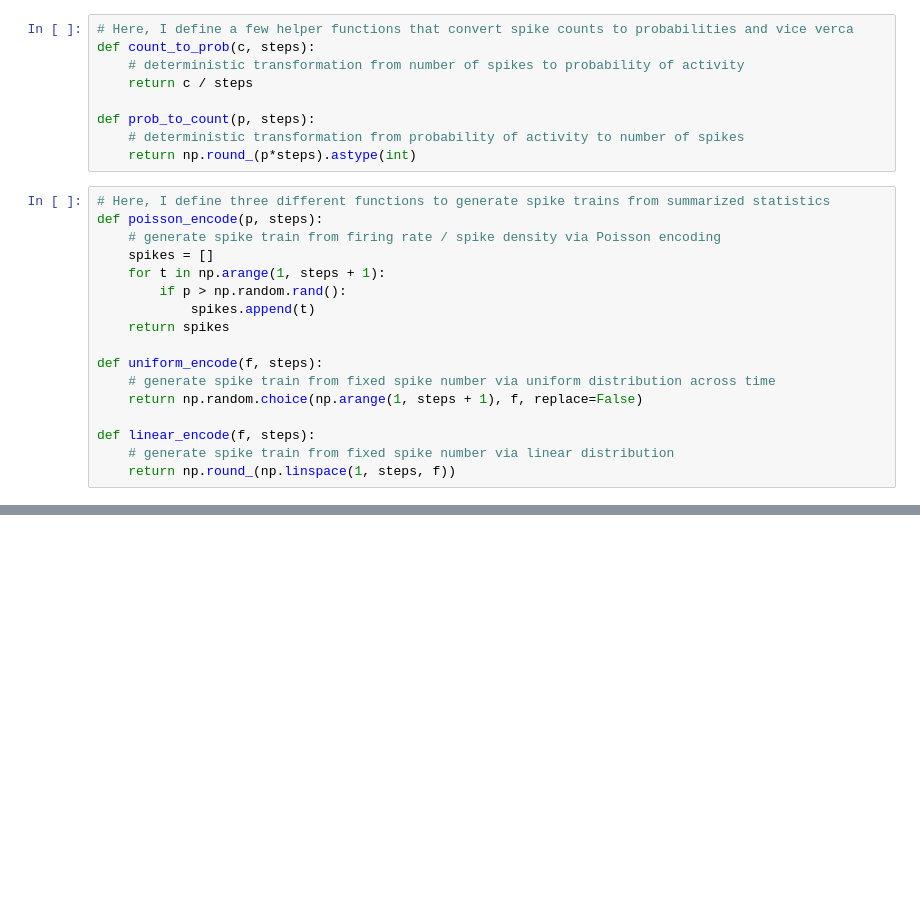
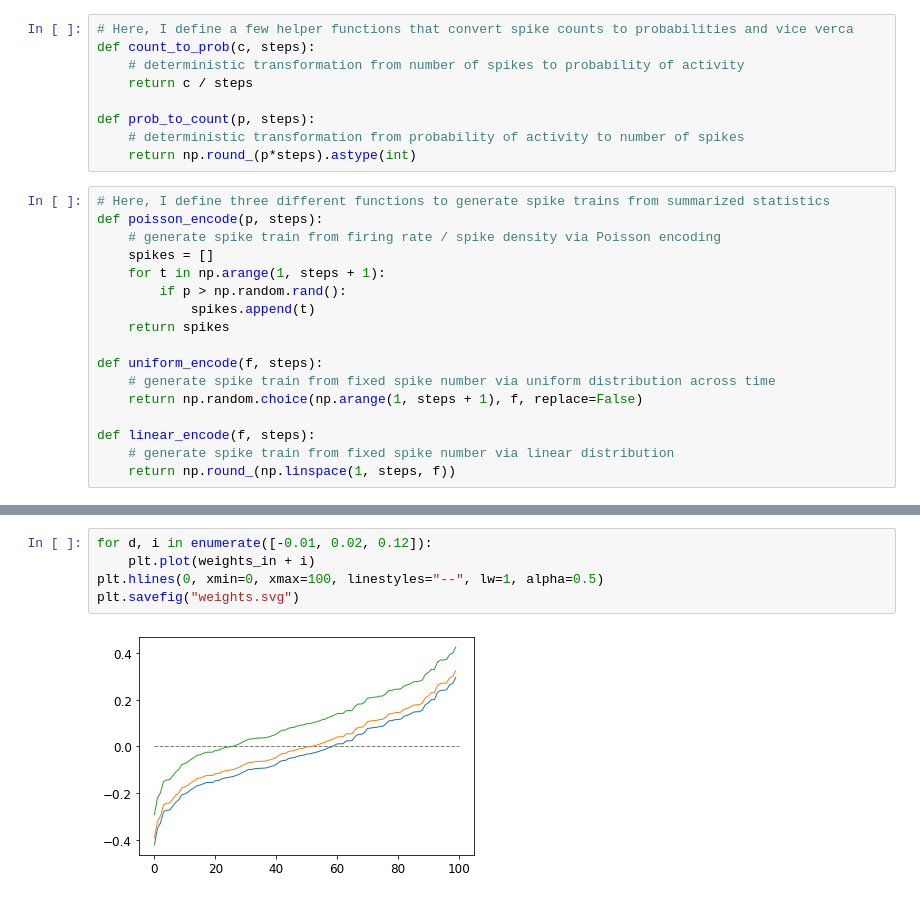
Before and after one commit to jhuebotter/SpikingVAE, a Jupyter notebook: notebooks/spike_integration.ipynb, the cells around one changed output, grey strips where cells are left out. Cells and saved outputs as stored; diff of their text form; blank space fills up the shorter version.

```diff
--- a/notebooks/spike_integration.ipynb
+++ b/notebooks/spike_integration.ipynb
@@ -237,0 +400,7 @@ plot_spike_integration(steps,
+# %%
+for d, i in enumerate([-0.01, 0.02, 0.12]):
+    plt.plot(weights_in + i)
+plt.hlines(0, xmin=0, xmax=100, linestyles="--", lw=1, alpha=0.5)
+plt.savefig("weights.svg")
+# %% [output]
+[figure, added]
```
Also changed, not shown: parts of 10 cells of this notebook, 6 other files.
